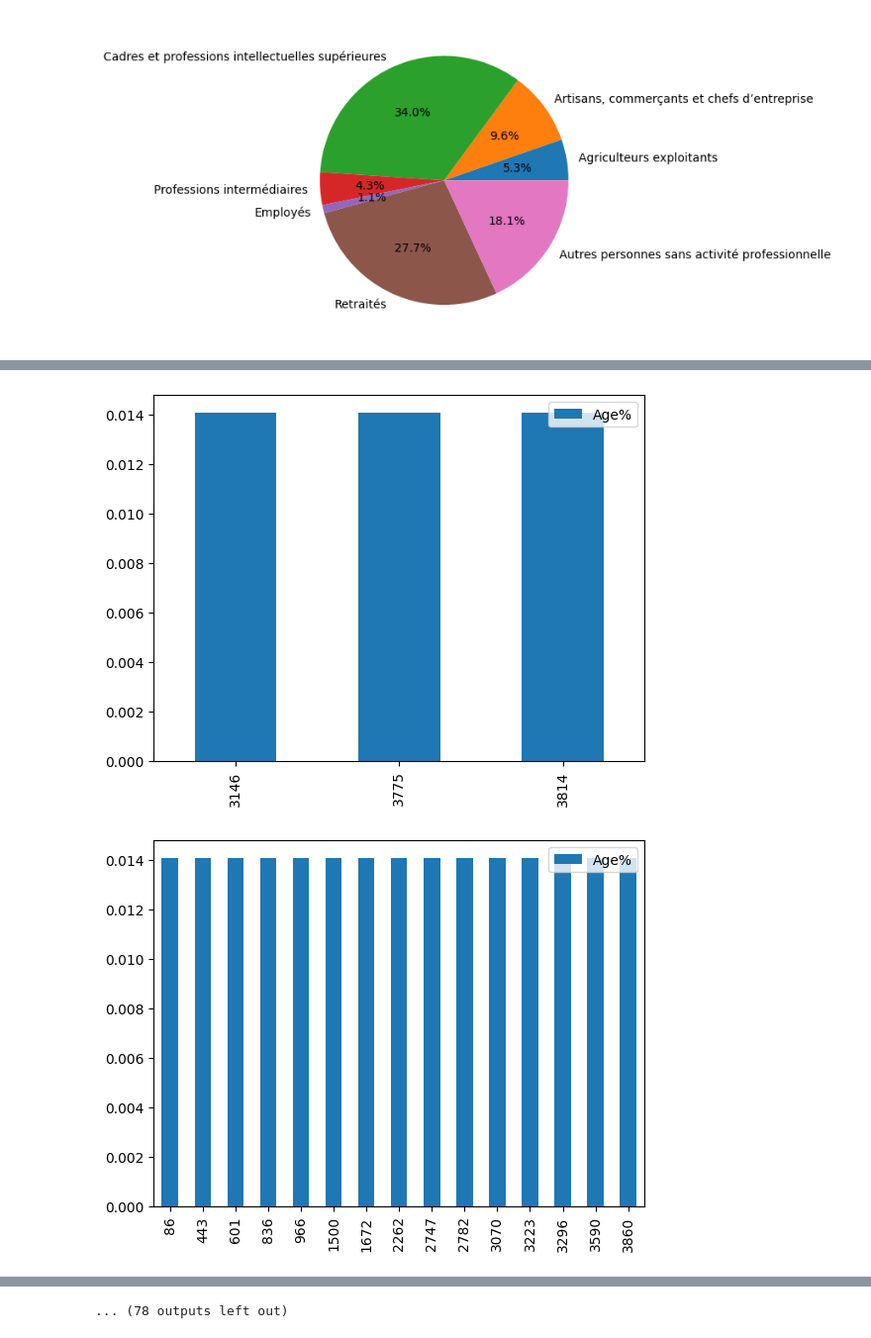
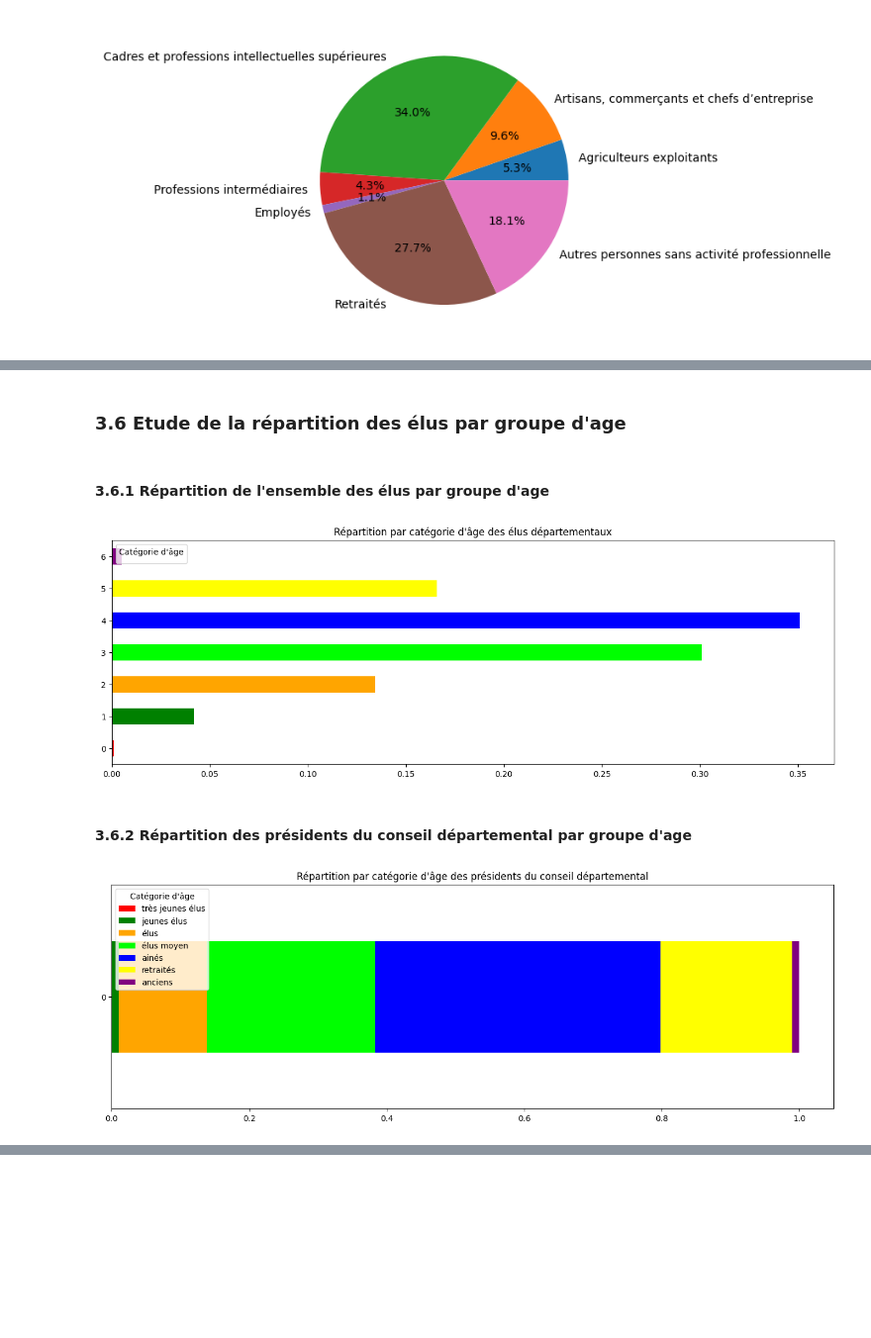
Before and after one commit to matyseyheraguibel/analyse_elus_MatysMaxime, a Jupyter notebook: Analyse_dataset_elus_departementaux.ipynb, the cells around one changed output, grey strips where cells are left out. Shown at 99% size. Cells and saved outputs as stored; diff of their text form; code cells hidden in the pictures; blank space fills up the shorter version.

```diff
--- a/Analyse_dataset_elus_departementaux.ipynb
+++ b/Analyse_dataset_elus_departementaux.ipynb
@@ -257,0 +367,3 @@ departement=dfbase.groupby(by='Libellé du département')
+# %%
+dfbase['Age-classe']=pd.cut(dfbase['Age'], bins=[20,30,40,50,60,70,80,90], labels=['très jeunes élus', 'jeunes élus','élus','élus moyen','ainés','retraités','anciens'])
+dfbase.head()
@@ -649,6 +654,0 @@ dfbase
-# %%
-dfbase['Age-classe']=pd.cut(dfbase['Age'], bins=[20,30,40,50,60,70,80,90], labels=['très jeunes élus', 'jeunes élus','élus','élus moyen','retraités','vétérans','anciens'])
-parage=dfbase.groupby(by=["Libellé de la fonction","Age-classe"]).size().unstack("Age-classe")
-parage.plot(kind="bar", stacked = True, color={'très jeunes élus':"red", 'jeunes élus':"orange",'élus':"yellow",'élus moyen':"lime",'retraités':"green",'vétérans':"blue",'anciens':"purple"})
-
-plt.show()
@@ -716,7 +655,26 @@ dfbase,long
+# %% [markdown]
+### 3.6 Etude de la répartition des élus par groupe d'age
+# %% [markdown]
+#### 3.6.1 Répartition de l'ensemble des élus par groupe d'age
+# %%
+nbelusimp=dfbase[dfbase["Libellé de la fonction"].notna()].groupby(by=["Age-classe"]).size().sum()
+dfelusimp=(dfbase[dfbase["Libellé de la fonction"].notna()].groupby(by=["Age-classe"]).size()/nbelusimp)
+
+dfelusimp.plot(kind="barh", stacked= False, color={"red", "orange","yellow","lime","green","blue","purple"}, figsize=(16,5), use_index = False)
+plt.title("Répartition par catégorie d'âge des élus départementaux")
+
+plt.legend(title="Catégorie d'âge",loc='upper left')
+plt.show()
+# %% [output]
+[figure, added]
+# %% [markdown]
+#### 3.6.2 Répartition des présidents du conseil départemental par groupe d'age
 # %%
-dfelusimp=dfbase[dfbase["Libellé de la fonction"].notna()]
-dfbase.groupby(by=["Libellé de la fonction","Age-classe"]).plot.bar(x=y="Age%")
+nbpres=dfbase[dfbase["Libellé de la fonction"]=='Président du conseil départemental'].groupby(by=["Libellé de la fonction","Age-classe"]).size().sum()
+dfpres=(dfbase[dfbase["Libellé de la fonction"]=='Président du conseil départemental'].groupby(by=["Libellé de la fonction","Age-classe"]).size()/nbpres).unstack("Age-classe")
+dfpres.plot(kind="barh", stacked = True, color={"red", "orange","yellow","lime","green","blue","purple"}, figsize=(16,5), use_index = False)
+plt.title("Répartition par catégorie d'âge des présidents du conseil départemental")
+plt.legend(title="Catégorie d'âge",loc='upper left')
 plt.show()
 # %% [output]
-[figure, old version]
+[figure, new version]
-[figure, removed]
@@ -733 +680,0 @@ plt.show()
-... (78 outputs left out)
```
Also changed, not shown: parts of 97 cells of this notebook.
